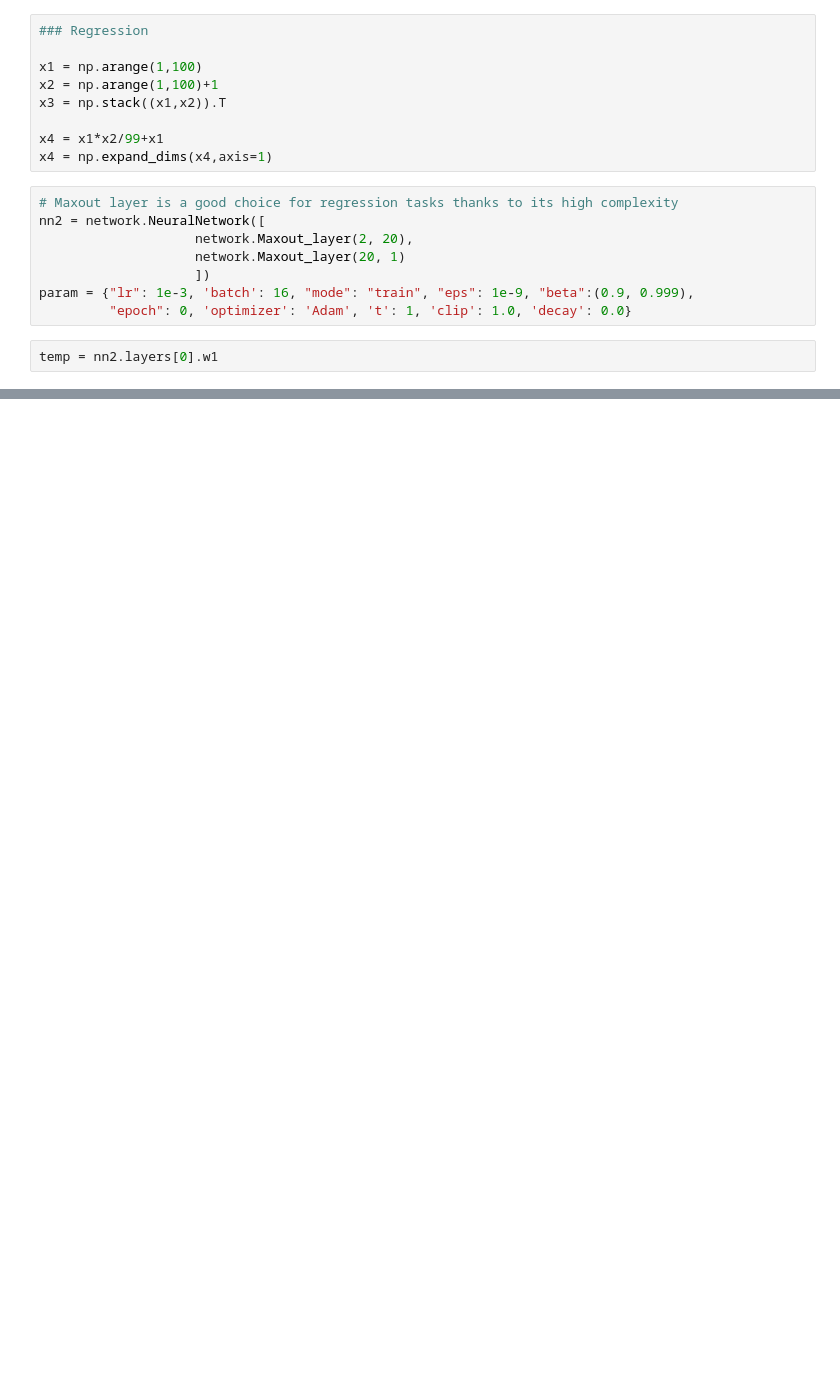
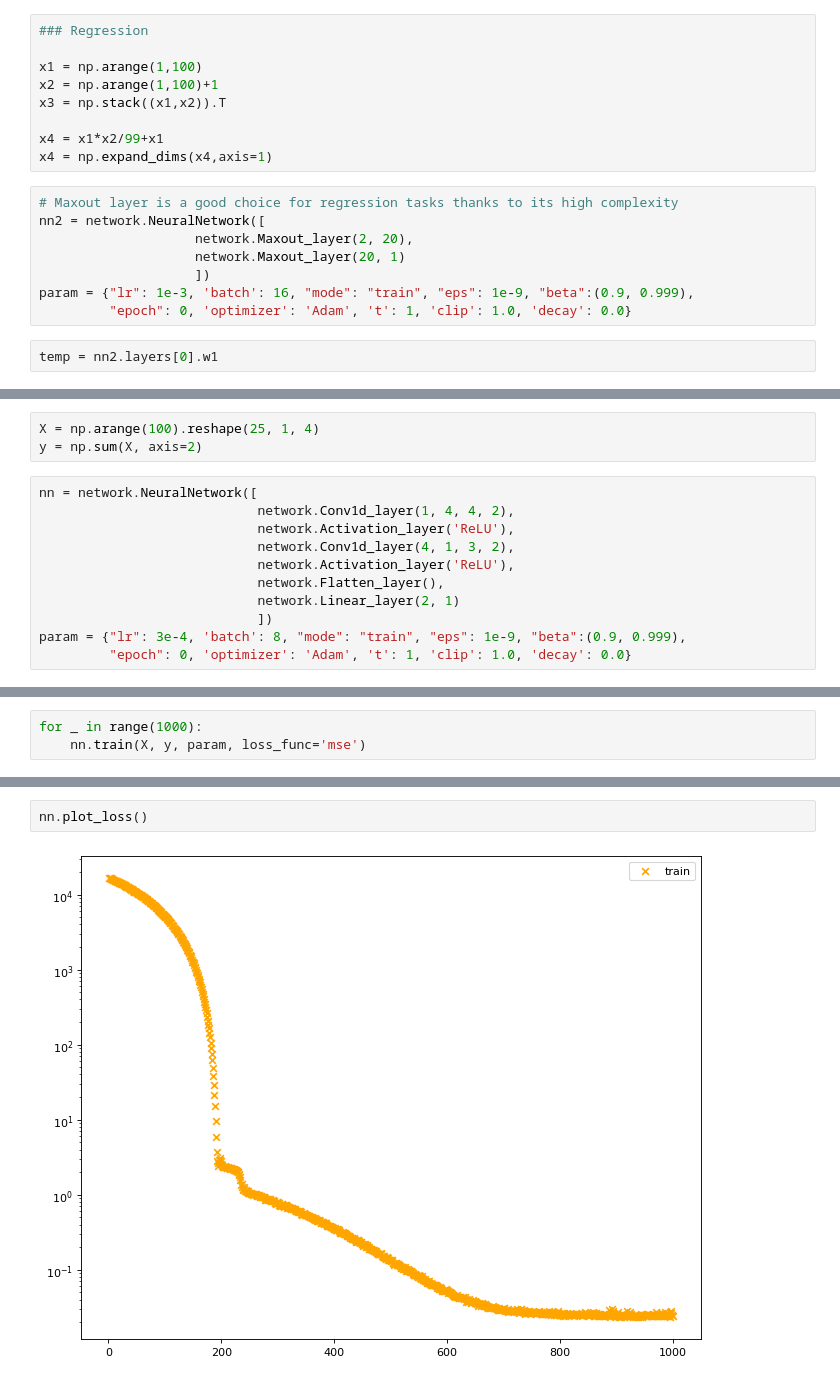
Before and after one commit to hongh-zhang/The-Evolution-of-Defection, a Jupyter notebook: examples/neural network.ipynb, the cells around one changed output, grey strips where cells are left out. Saved outputs shown, nothing was run; the diff lists cells and outputs as text; blank space fills up the shorter version.

```diff
--- a/examples/neural network.ipynb
+++ b/examples/neural network.ipynb
@@ -192,0 +184,14 @@ array([[-0.61751627],
+# %%
+X = np.arange(100).reshape(25, 1, 4)
+y = np.sum(X, axis=2)
+# %%
+nn = network.NeuralNetwork([
+                            network.Conv1d_layer(1, 4, 4, 2),
+                            network.Activation_layer('ReLU'),
+                            network.Conv1d_layer(4, 1, 3, 2),
+                            network.Activation_layer('ReLU'),
+                            network.Flatten_layer(),
+                            network.Linear_layer(2, 1)
+                            ])
+param = {"lr": 3e-4, 'batch': 8, "mode": "train", "eps": 1e-9, "beta":(0.9, 0.999),
+         "epoch": 0, 'optimizer': 'Adam', 't': 1, 'clip': 1.0, 'decay': 0.0}
@@ -192,0 +218,3 @@ array([[-0.61751627],
+# %%
+for _ in range(1000):
+    nn.train(X, y, param, loss_func='mse')
@@ -192,0 +259,4 @@ array([[-0.61751627],
+# %%
+nn.plot_loss()
+# %% [output]
+[figure, added]
```
Also changed, not shown: parts of 13 cells of this notebook, 16 other files.
